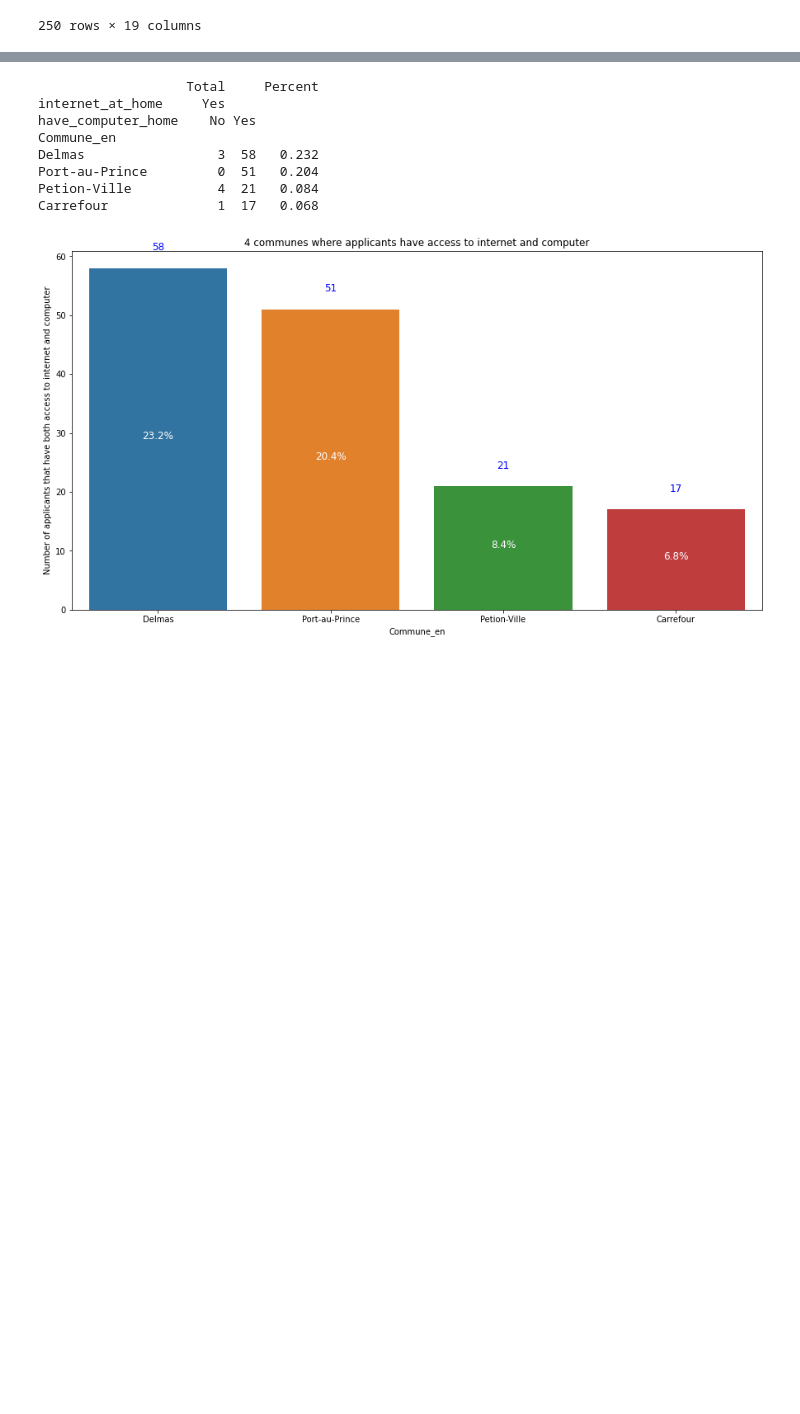
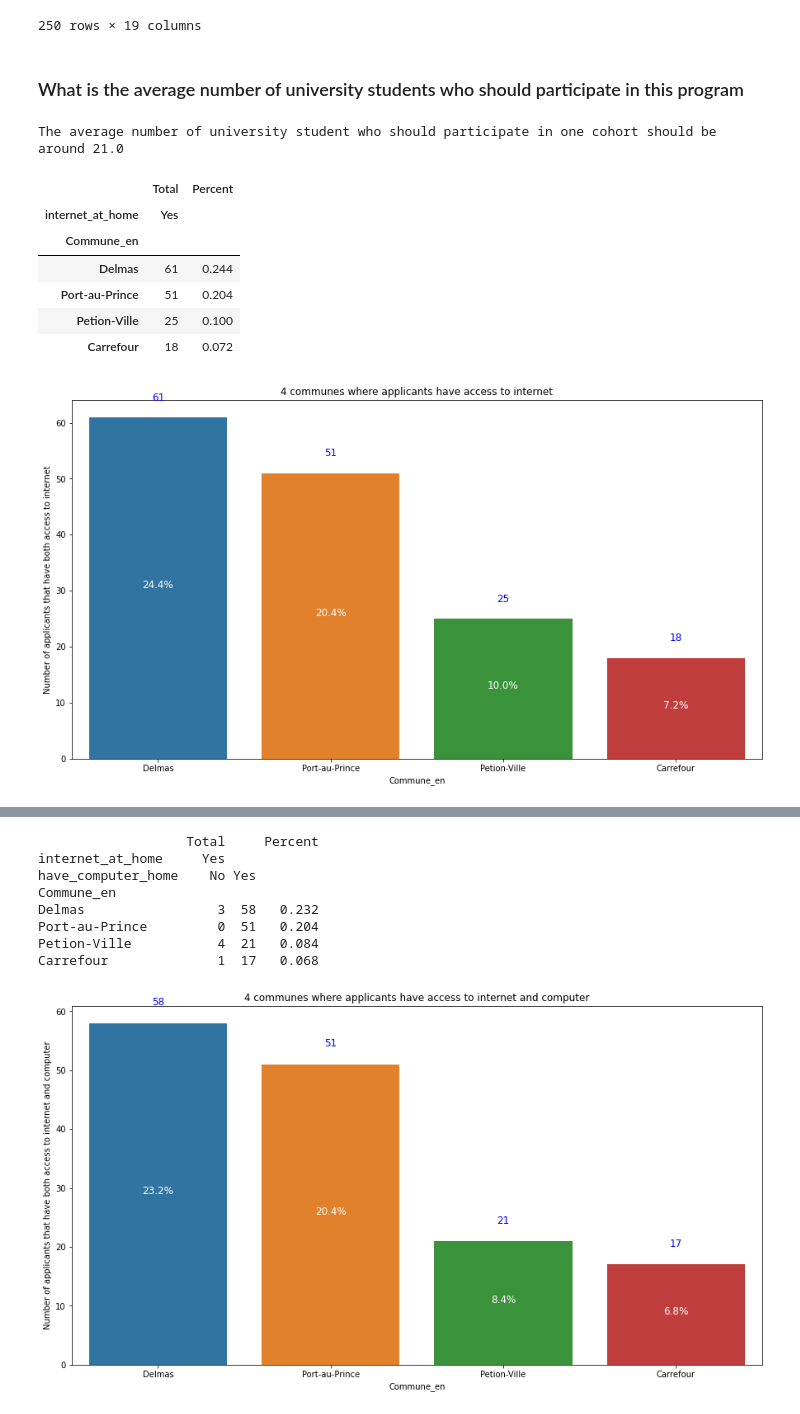
Before and after one commit to VIP509/Data-Processing-Project, a Jupyter notebook: Dataprocess1.ipynb, the cells around one changed output, grey strips where cells are left out. Saved outputs shown, nothing was run; the diff lists cells and outputs as text; code cells hidden in the pictures; blank space fills up the shorter version.

```diff
--- a/Dataprocess1.ipynb
+++ b/Dataprocess1.ipynb
@@ -339,3 +344,35 @@ final
 | 906b65e2-ce95-11eb-8b5c-7c67a234f601 | male | 1992-04-17 | 29 | HT0412 | 2021-03-08 | HT04 | Bachelors (bacc +4) | other | ... |
 | 906b65e3-ce95-11eb-a294-7c67a234f601 | male | 1993-07-22 | 27 | HT1012 | 2021-03-10 | HT10 | Masters | other | ... |
 250 rows × 19 columns
+# %% [markdown]
+### What is the average number of university students who should participate in this program
+# %%
+educa_level = pd.pivot_table(final,'Age',index='Commune_en',columns='education_level',aggfunc = ['count'],fill_value=0)
+educa_level = educa_level.sort_values(by=('count','Bachelors (bacc +4)'),ascending = False)
+educa_level=educa_level.iloc[:4,[0,1,3]]
+educa_level['sum'] = educa_level.sum(axis = 1)
+educa_level['total']= resul['Total']
+educa_level['mean'] = educa_level['sum']/educa_level['total']
+educa_level
+
+
+print('The average number of university student who should participate in one cohort should be around',np.round(educa_level['mean'].mean(),1)*30)
+# %% [output]
+The average number of university student who should participate in one cohort should be around 21.0
+# %%
+internet_access = pd.pivot_table(final,'Age',index='Commune_en',columns='internet_at_home',aggfunc = ['count'],fill_value=0)
+internet_access = internet_access.sort_values(by=('count','Yes'),ascending = False)
+internet_access = internet_access.iloc[:4,[1]]
+internet_access['Percent']  = internet_access[('count','Yes')]/final.shape[0]
+internet_access.rename(columns={"count":"Total"},inplace=True)
+display(internet_access)
+generate_barchart(internet_access,title = "4 communes where applicants have access to internet", abs_value = ('Total','Yes') , rel_value = 'Percent',ylabel='Number of applicants that have both access to internet')
+# %% [output]
+|  | Total | Percent |
+| internet_at_home | Yes |  |
+| Commune_en |  |  |
+| Delmas | 61 | 0.244 |
+| Port-au-Prince | 51 | 0.204 |
+| Petion-Ville | 25 | 0.100 |
+| Carrefour | 18 | 0.072 |
+[figure, added]
```
Also changed, not shown: parts of 11 cells of this notebook.
